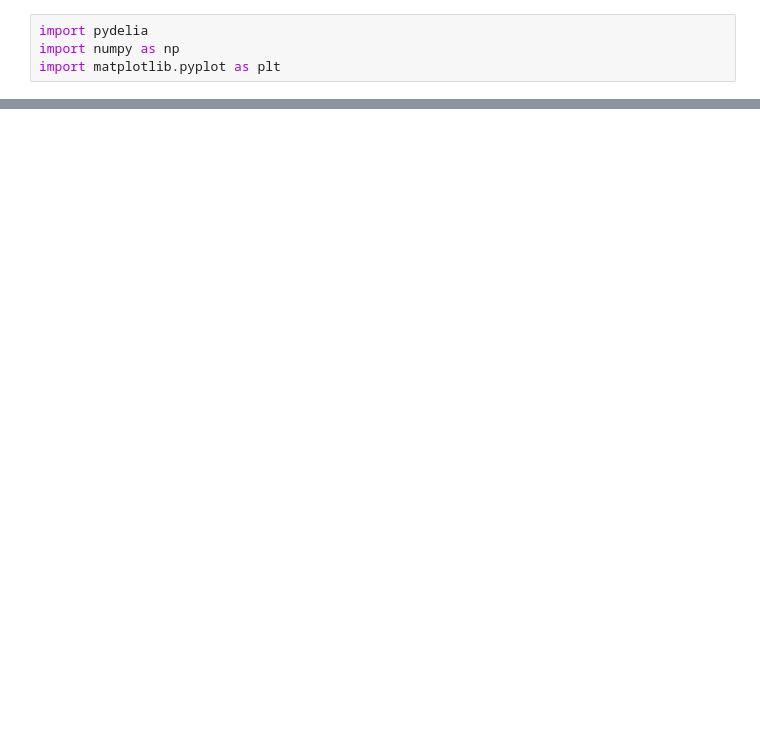
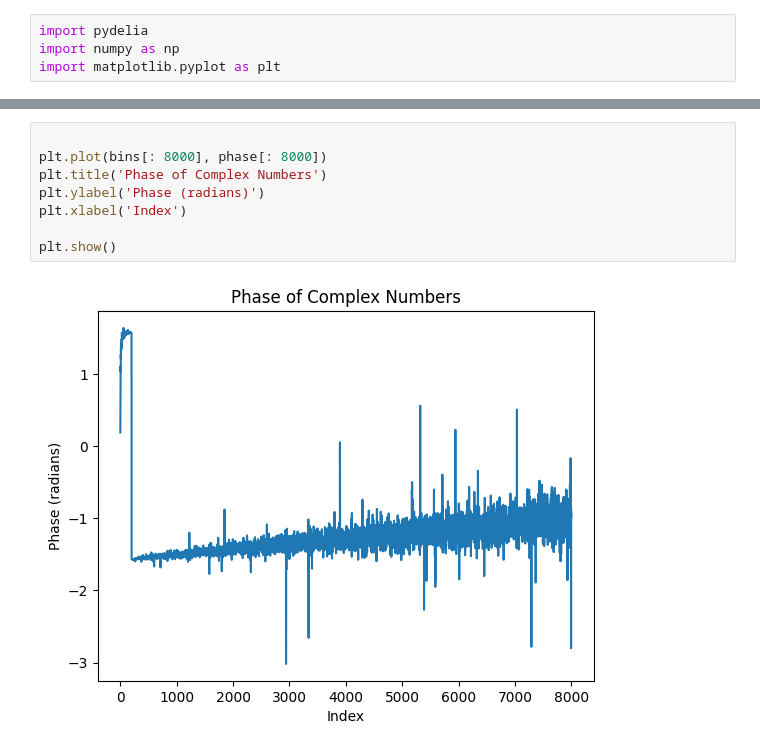
Before and after one commit to Pbotsaris/Delia-audio, a Jupyter notebook: notebooks/delia_basics.ipynb, the cells around one changed output, grey strips where cells are left out. Saved outputs shown, nothing was run; the diff lists cells and outputs as text; blank space fills up the shorter version.

```diff
--- a/notebooks/delia_basics.ipynb
+++ b/notebooks/delia_basics.ipynb
@@ -153,0 +45,10 @@ print(sine2)
+# %%
+
+plt.plot(bins[: 8000], phase[: 8000])
+plt.title('Phase of Complex Numbers')
+plt.ylabel('Phase (radians)')
+plt.xlabel('Index')
+
+plt.show()
+# %% [output]
+[figure, added]
```
Also changed, not shown: parts of 17 cells of this notebook, 10 other files.
